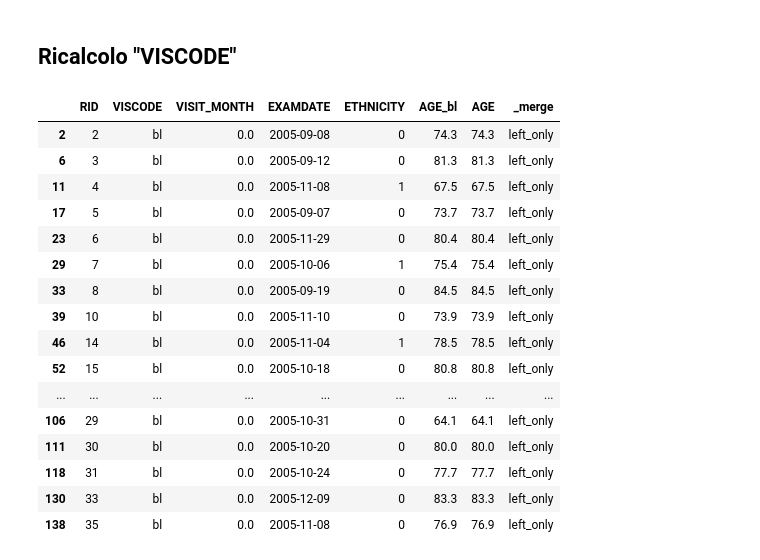
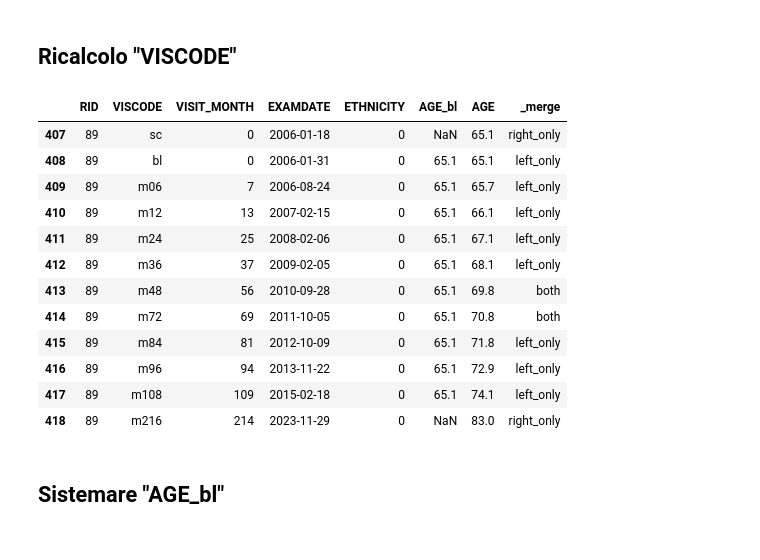
Before and after one commit to RossanaFacchin/DataCleaning, a Jupyter notebook: merge_pipeline.ipynb, the cells around one changed output. Saved outputs shown, nothing was run; the diff lists cells and outputs as text; code cells hidden in the pictures.

```diff
--- a/merge_pipeline.ipynb
+++ b/merge_pipeline.ipynb
@@ -165,10 +206,11 @@ for base in coppie:
 
     col_x, col_y = f"{base}_x", f"{base}_y"
 
+    valid_mask = both_rows[col_x].notna() & both_rows[col_y].notna()
     if pd.api.types.is_numeric_dtype(both_rows[col_x]) and pd.api.types.is_numeric_dtype(both_rows[col_y]):
-        diff_mask = (both_rows[col_x] - both_rows[col_y]).abs() > 0.01   # tolleranza per float
+        diff_mask = valid_mask & ((both_rows[col_x] - both_rows[col_y]).abs() > 0.3)   # tolleranza per float
     else:
-        diff_mask = both_rows[col_x] != both_rows[col_y]                # confronto esatto per stringhe/categorie
+        diff_mask = valid_mask & (both_rows[col_x] != both_rows[col_y])                # confronto esatto per stringhe/categorie
 
     n_diff = diff_mask.sum()
     print(f"{base}: {n_diff} righe diverse su {len(both_rows)}")
@@ -200,14 +242,6 @@ AGE: 445 righe diverse su 14821
 240   56           60.0           61.0
 241   56           72.0           74.0
 268   59           60.0           61.0
-# %%
-cols_da_rimuovere = []
-for base in coppie:
-    if base == "update_stamp":
-        continue  # la lasci intatta, come richiesto
-    cols_da_rimuovere += [f"{base}_x", f"{base}_y"]
-
-merged = merged.drop(columns=cols_da_rimuovere)
 # %%
 display_cols = ['RID', 'VISCODE', 'VISCODE_x', 'VISCODE_y', 'VISIT_MONTH', 'EXAMDATE', 'ETHNICITY','RACE', 'AGE', '_merge']
 merged[merged["RID"] == 2][display_cols].head(20)
@@ -349,26 +383,31 @@ def recompute_visit_month(df, id_col="RID", date_col="EXAMDATE", viscode_col="VI
 
     df = df.drop(columns="_baseline_ref")
     return df
+# %%
+def add_visit_month(df, id_col, date_col):
+    """VISIT_MONTH = mesi trascorsi dalla prima visita (baseline) del paziente."""
+    df = df.copy().sort_values([id_col, date_col])
+    baseline = df.groupby(id_col)[date_col].transform("min")
+    df["VISIT_MONTH"] = ((df[date_col] - baseline).dt.days / 30.44).round().astype("Int64")
+    return df
 # %%
-merged = recompute_visit_month(merged)
+merged = add_visit_month(merged, "RID", "EXAMDATE")
 # %%
 display_cols = ['RID', 'VISCODE', 'VISIT_MONTH', 'EXAMDATE', 'ETHNICITY','AGE_bl', 'AGE', '_merge']
-merged[merged["VISCODE"] == "bl"][display_cols].head(20)
+merged[merged["RID"] == 89][display_cols].head(20)
 # %% [output]
 |  | RID | VISCODE | VISIT_MONTH | EXAMDATE | ETHNICITY | AGE_bl | AGE | _merge |
-| 2 | 2 | bl | 0.0 | 2005-09-08 | 0 | 74.3 | 74.3 | left_only |
-| 6 | 3 | bl | 0.0 | 2005-09-12 | 0 | 81.3 | 81.3 | left_only |
-| 11 | 4 | bl | 0.0 | 2005-11-08 | 1 | 67.5 | 67.5 | left_only |
-| 17 | 5 | bl | 0.0 | 2005-09-07 | 0 | 73.7 | 73.7 | left_only |
-| 23 | 6 | bl | 0.0 | 2005-11-29 | 0 | 80.4 | 80.4 | left_only |
-| 29 | 7 | bl | 0.0 | 2005-10-06 | 1 | 75.4 | 75.4 | left_only |
-| 33 | 8 | bl | 0.0 | 2005-09-19 | 0 | 84.5 | 84.5 | left_only |
-| 39 | 10 | bl | 0.0 | 2005-11-10 | 0 | 73.9 | 73.9 | left_only |
-| 46 | 14 | bl | 0.0 | 2005-11-04 | 1 | 78.5 | 78.5 | left_only |
-| 52 | 15 | bl | 0.0 | 2005-10-18 | 0 | 80.8 | 80.8 | left_only |
-| ... | ... | ... | ... | ... | ... | ... | ... | ... |
-| 106 | 29 | bl | 0.0 | 2005-10-31 | 0 | 64.1 | 64.1 | left_only |
-| 111 | 30 | bl | 0.0 | 2005-10-20 | 0 | 80.0 | 80.0 | left_only |
-| 118 | 31 | bl | 0.0 | 2005-10-24 | 0 | 77.7 | 77.7 | left_only |
-| 130 | 33 | bl | 0.0 | 2005-12-09 | 0 | 83.3 | 83.3 | left_only |
-| 138 | 35 | bl | 0.0 | 2005-11-08 | 0 | 76.9 | 76.9 | left_only |
+| 407 | 89 | sc | 0 | 2006-01-18 | 0 | NaN | 65.1 | right_only |
+| 408 | 89 | bl | 0 | 2006-01-31 | 0 | 65.1 | 65.1 | left_only |
+| 409 | 89 | m06 | 7 | 2006-08-24 | 0 | 65.1 | 65.7 | left_only |
+| 410 | 89 | m12 | 13 | 2007-02-15 | 0 | 65.1 | 66.1 | left_only |
+| 411 | 89 | m24 | 25 | 2008-02-06 | 0 | 65.1 | 67.1 | left_only |
+| 412 | 89 | m36 | 37 | 2009-02-05 | 0 | 65.1 | 68.1 | left_only |
+| 413 | 89 | m48 | 56 | 2010-09-28 | 0 | 65.1 | 69.8 | both |
+| 414 | 89 | m72 | 69 | 2011-10-05 | 0 | 65.1 | 70.8 | both |
+| 415 | 89 | m84 | 81 | 2012-10-09 | 0 | 65.1 | 71.8 | left_only |
+| 416 | 89 | m96 | 94 | 2013-11-22 | 0 | 65.1 | 72.9 | left_only |
+| 417 | 89 | m108 | 109 | 2015-02-18 | 0 | 65.1 | 74.1 | left_only |
+| 418 | 89 | m216 | 214 | 2023-11-29 | 0 | NaN | 83.0 | right_only |
+# %% [markdown]
+## Sistemare "AGE_bl"
```
Also changed, not shown: parts of 13 cells of this notebook.
